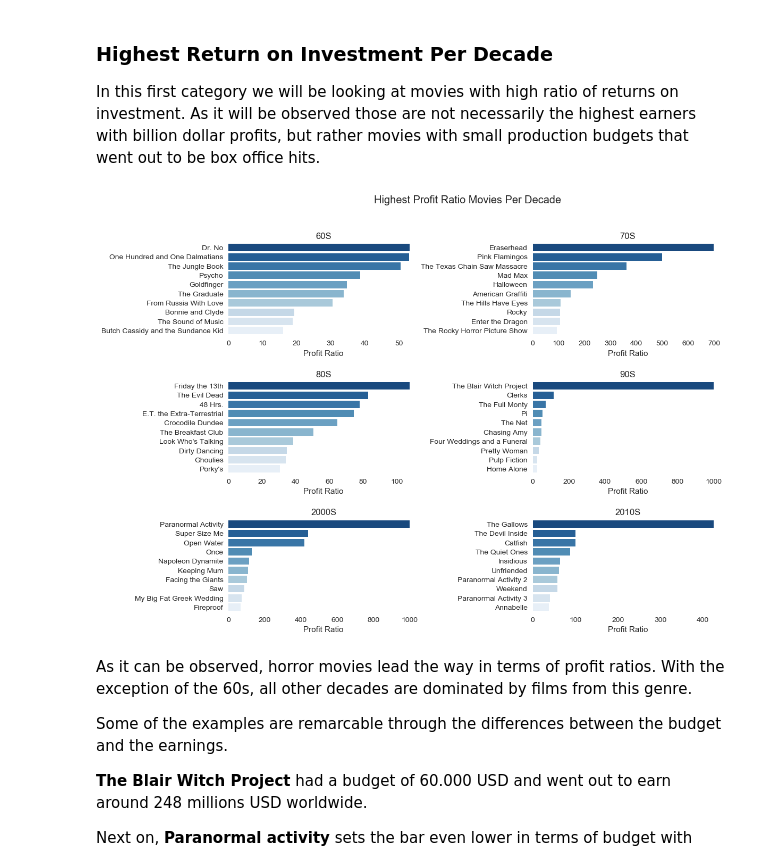
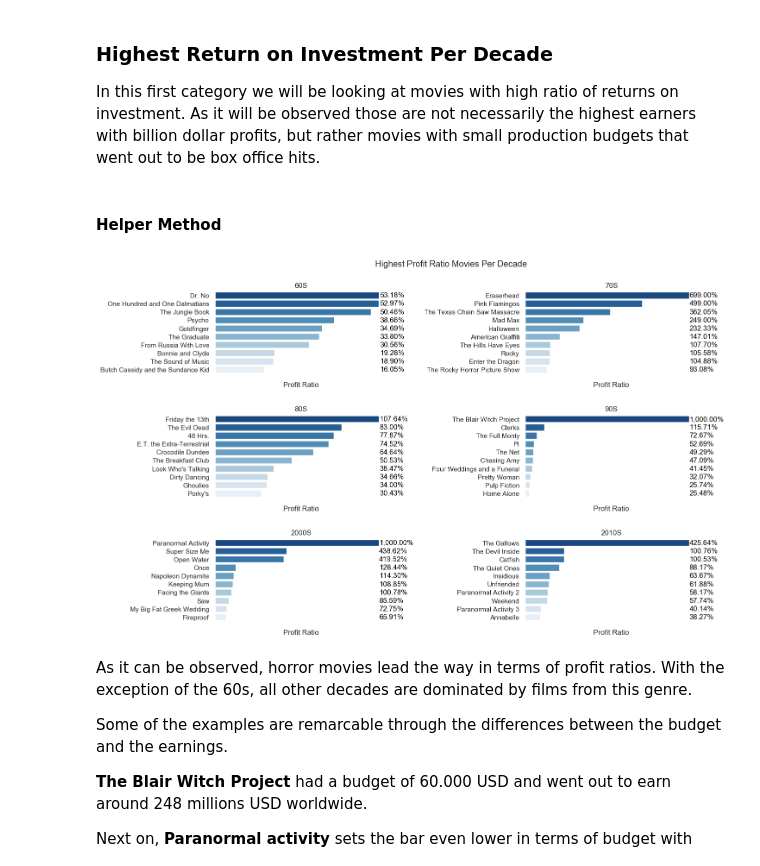
Before and after one commit to MihaiECh/Movie-Charts, a Jupyter notebook: MovieDatabaseAnalysis.ipynb, the cells around one changed output. Drawn from its saved outputs; the diff is of its cells as text; code cells hidden in the pictures.

```diff
--- a/MovieDatabaseAnalysis.ipynb
+++ b/MovieDatabaseAnalysis.ipynb
@@ -173,0 +192,3 @@ df.head(1)
+# %%
+df.drop_duplicates(subset=['original_title','release_date'],inplace=True)
+df[df.original_title == 'TEKKEN']
@@ -484,0 +530,12 @@ for ax, category in zip(axes.flatten(), categories):
+# %%
+fig, axes = get_figure(1,2,10,12,'Actors Chart',0.7,0.0)
+#Remove actors with less than 10 movies in the database to keep representative entries
+temp_df = actors_df[actors_df['movies']>10]
+categories = ['rating','revenue']
+for ax, category in zip(axes.flatten(), categories):
+    top_df = temp_df.sort_values(category,ascending=False)[['actor',category]].head(20)
+    ax.set_xlabel(category.upper())
+    sns.despine(fig,ax=ax,bottom=True,left=True)
+    ax = show_row_value(ax,top_df,category,'{0:,.2f}',20)
+    sns.barplot(y=list(top_df['actor']),x=list(top_df[category]),ax=ax,palette="GnBu_r");
+    ax.xaxis.set_major_formatter(plt.NullFormatter())
@@ -543,20 +596,31 @@ Shawshank Redemption, the top rated title, is based on a novel from Stephen King
 ### Highest Return on Investment Per Decade
 
 In this first category we will be looking at movies with high ratio of returns on investment. As it will be observed those are not necessarily the highest earners with billion dollar profits, but rather movies with small production budgets that went out to be box office hits.
+# %% [markdown]
+#### Helper Method
+# %%
+#Method used to build a barchart for distributing results over decade
+def build_decade_barchart(fig,
+                         axes,
+                         data,
+                         sort_by,
+                         limit,
+                         y_axis_element,
+                         x_axis_label,
+                         palette):
+    for ax, decade in zip(axes.flatten(), bin_names):
+        temp_df = data[data['time_period'] == decade].sort_values(sort_by,ascending=False).head(limit)
+        ax = show_row_value(ax,temp_df,sort_by,'{0:,.2f}',10)
+        sns.barplot(x=list(temp_df[sort_by]),y=list(temp_df[y_axis_element]), ax = ax,palette=palette);
+        sns.despine(fig,ax=ax,bottom=True,left=True)
+        ax.set(title = decade.upper(), xlabel = x_axis_label)
+        ax.xaxis.set_major_formatter(plt.NullFormatter())
 # %%
 #Dataframe is filtered based on time period, and the result is ordered based on the measure we need
-fig, axes = plt.subplots(nrows=3, ncols=2)
-fig.set_figheight(9)
-fig.set_figwidth(12)
-fig.suptitle('Highest Profit Ratio Movies Per Decade')
-fig.subplots_adjust(wspace=0.6,hspace=0.5)
-for ax, decade in zip(axes.flatten(), bin_names):
-    top10_df = df_fin[df_fin['time_period'] == decade].sort_values('profit_ratio',ascending=False)[['original_title','profit_ratio']].head(10)
-    sns.barplot(x=list(top10_df['profit_ratio']),y=list(top10_df['original_title']), ax = ax,palette="Blues_r");
-    sns.despine(fig,ax=ax,bottom=True,left=True)
-    ax.set(title = decade.upper(), xlabel = 'Profit Ratio')
+fig, axes = get_figure(3,2,9,12,'Highest Profit Ratio Movies Per Decade',0.8,0.5)
+build_decade_barchart(fig,axes,df_fin,'profit_ratio',10,'original_title','Profit Ratio',"Blues_r")
 # %% [output]
-[figure, old version]
+[figure, new version]
 # %% [markdown]
 As it can be observed, horror movies lead the way in terms of profit ratios. With the exception of the 60s, all other decades are dominated by films from this genre.
 
```
Also changed, not shown: parts of 46 cells of this notebook.
